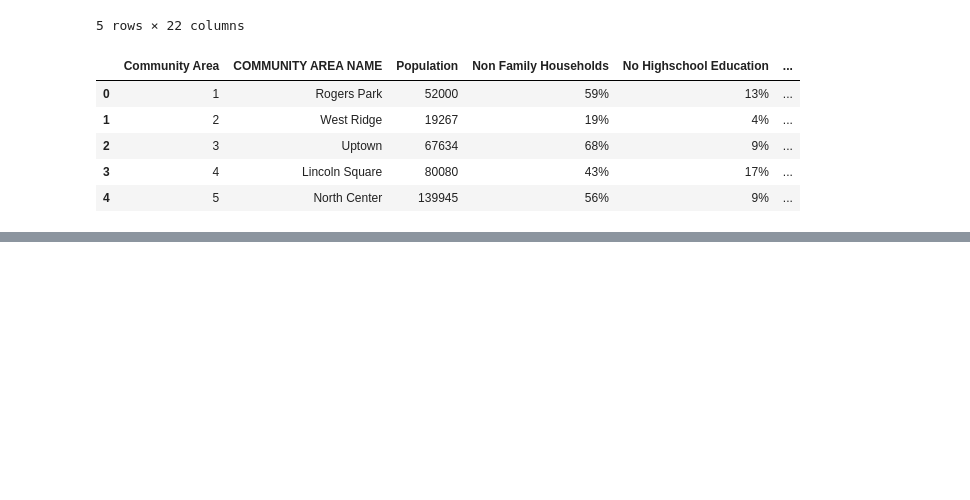
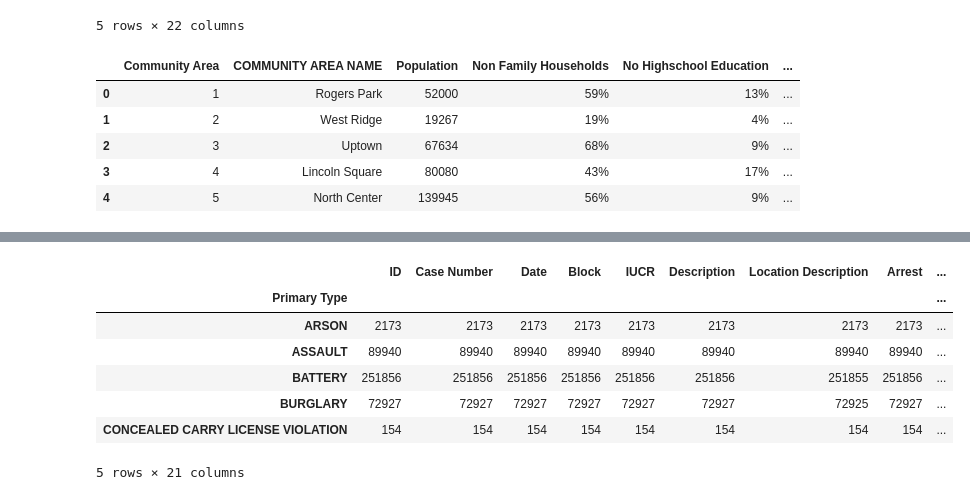
Before and after one commit to nhebert/Project, a Jupyter notebook: Project_Data_Complete.ipynb, the cells around one changed output, grey strips where cells are left out. Drawn from its saved outputs; the diff is of its cells as text; code cells hidden in the pictures; blank space fills up the shorter version.

```diff
--- a/Project_Data_Complete.ipynb
+++ b/Project_Data_Complete.ipynb
@@ -54,0 +66,13 @@ crime_geo_data.head()
+# %%
+#Groupy by type of crime
+crime_type = crime_data.groupby(["Primary Type"]).count()
+crime_type.head()
+# %% [output]
+|  | ID | Case Number | Date | Block | IUCR | Description | Location Description | Arrest | ... |
+| Primary Type |  |  |  |  |  |  |  |  | ... |
+| ARSON | 2173 | 2173 | 2173 | 2173 | 2173 | 2173 | 2173 | 2173 | ... |
+| ASSAULT | 89940 | 89940 | 89940 | 89940 | 89940 | 89940 | 89940 | 89940 | ... |
+| BATTERY | 251856 | 251856 | 251856 | 251856 | 251856 | 251856 | 251855 | 251856 | ... |
+| BURGLARY | 72927 | 72927 | 72927 | 72927 | 72927 | 72927 | 72925 | 72927 | ... |
+| CONCEALED CARRY LICENSE VIOLATION | 154 | 154 | 154 | 154 | 154 | 154 | 154 | 154 | ... |
+5 rows × 21 columns
```
Also changed, not shown: parts of 3 cells of this notebook.
